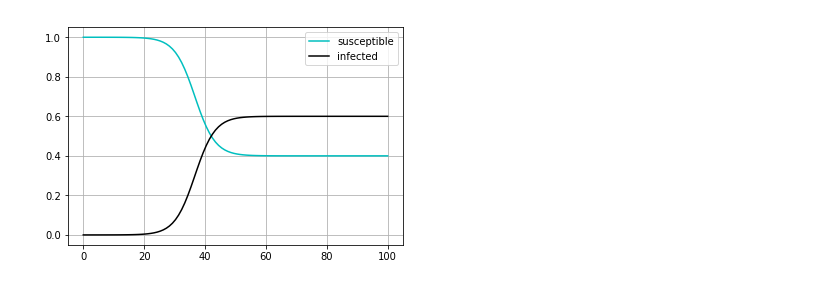
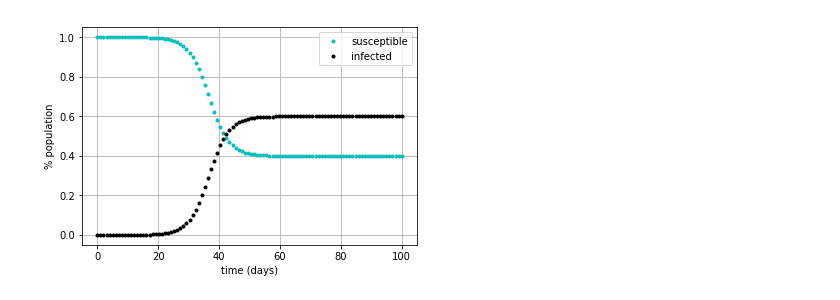
Before and after one commit to gingerdeer/infectionmodelingcourse, a Jupyter notebook: SIS-model.ipynb, the cells around one changed output. Saved outputs shown, nothing was run; the diff lists cells and outputs as text; code cells hidden in the pictures.

```diff
--- a/SIS-model.ipynb
+++ b/SIS-model.ipynb
@@ -75,14 +80,16 @@ Analytical final state: s=0.4, i=0.6
 # %%
 # Show a timeline plot of the infection
 import pylab
 tspan = np.linspace(0, 100, 100)
 i0 = 0.00001
 s0 = 1.0 - i0
 sol = ys = odeint(F, [s0,i0], tspan, mxstep=50000)
-plt.plot(tspan, sol[:, 0], 'c', label='susceptible')
-plt.plot(tspan, sol[:, 1], 'k', label='infected')
+plt.plot(tspan, sol[:, 0], 'c.', label='susceptible')
+plt.plot(tspan, sol[:, 1], 'k.', label='infected')
 plt.grid()
 pylab.legend(loc='upper right')
+plt.xlabel('time (days)')
+plt.ylabel('% population')
 plt.show()
 # %% [output]
-[figure, old version]
+[figure, new version]
```
Also changed, not shown: parts of 1 cell of this notebook, 1 other file.
